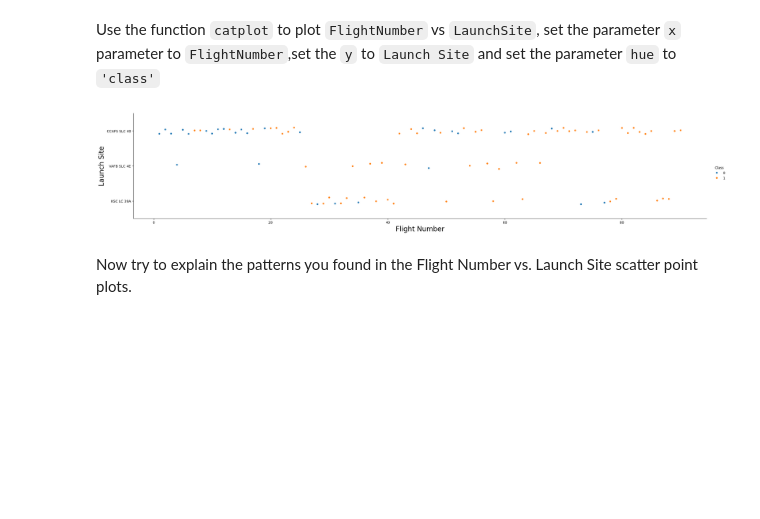
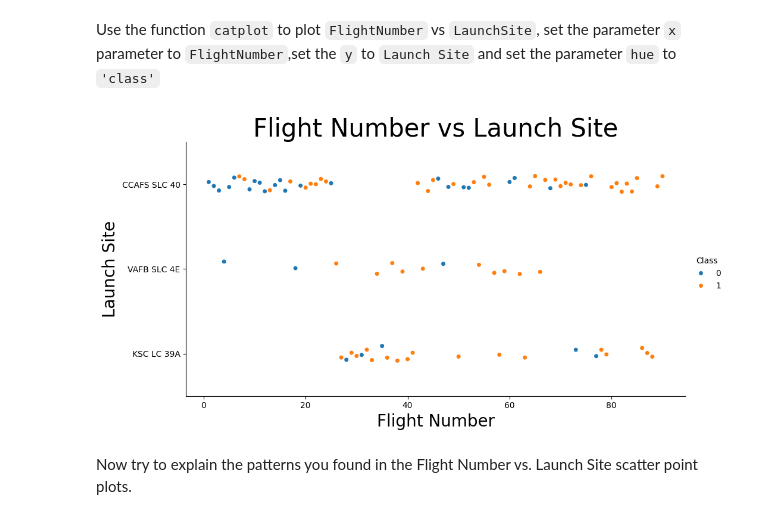
Before and after one commit to jbarbourmoore/IBMDataScienceCapstone, a Jupyter notebook: edadataviz.ipynb, the cells around one changed output. Cells and saved outputs as stored; diff of their text form; code cells hidden in the pictures; blank space fills up the shorter version.

```diff
--- a/edadataviz.ipynb
+++ b/edadataviz.ipynb
@@ -54,13 +54,13 @@ import seaborn as sns
 # %% [markdown]
 First, let's read the SpaceX dataset into a Pandas dataframe and print its summary
 # %%
-from js import fetch
-import io
+#from js import fetch
+#import io
 
 URL = "https://cf-courses-data.s3.us.cloud-object-storage.appdomain.cloud/IBM-DS0321EN-SkillsNetwork/datasets/dataset_part_2.csv"
-resp = await fetch(URL)
-dataset_part_2_csv = io.BytesIO((await resp.arrayBuffer()).to_py())
-df=pd.read_csv(dataset_part_2_csv)
+#resp = await fetch(URL)
+#dataset_part_2_csv = io.BytesIO((await resp.arrayBuffer()).to_py())
+df=pd.read_csv(URL)
 df.head(5)
 # %% [output]
 |  | FlightNumber | Date | BoosterVersion | PayloadMass | Orbit | LaunchSite | Outcome | Flights | GridFins | ... |
@@ -88,12 +88,13 @@ Next, let's drill down to each site visualize its detailed launch records.
 Use the function <code>catplot</code> to plot <code>FlightNumber</code> vs <code>LaunchSite</code>, set the  parameter <code>x</code>  parameter to <code>FlightNumber</code>,set the  <code>y</code> to <code>Launch Site</code> and set the parameter <code>hue</code> to <code>'class'</code>
 # %%
 # Plot a scatter point chart with x axis to be Flight Number and y axis to be the launch site, and hue to be the class value
-sns.catplot(y="LaunchSite", x="FlightNumber", hue="Class", data=df, aspect = 5)
+sns.catplot(y="LaunchSite", x="FlightNumber", hue="Class", data=df, aspect = 2)
 plt.xlabel("Flight Number",fontsize=20)
 plt.ylabel("Launch Site",fontsize=20)
+plt.title("Flight Number vs Launch Site",fontsize=30)
 plt.show()
 # %% [output]
-[figure, old version]
+[figure, new version]
 # %% [markdown]
 Now try to explain the patterns you found in the Flight Number vs. Launch Site scatter point plots.
 # %% [markdown]
```
Also changed, not shown: parts of 6 cells of this notebook.
